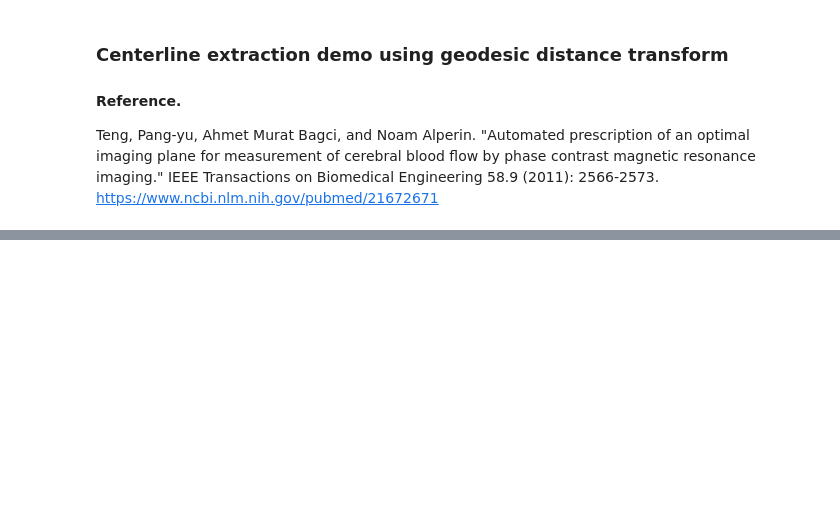
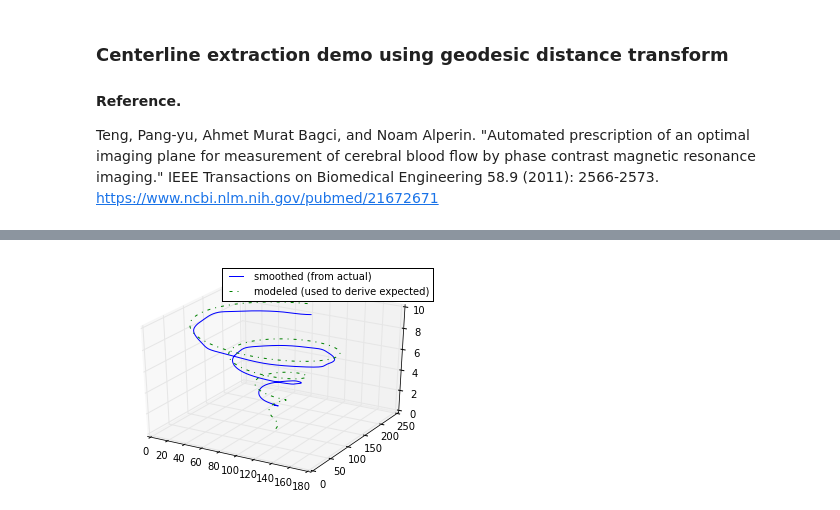
Before and after one commit to pangyuteng/simple-centerline-extraction, a Jupyter notebook: demo.ipynb, the cells around one changed output, grey strips where cells are left out. Saved outputs shown, nothing was run; the diff lists cells and outputs as text; code cells hidden in the pictures; blank space fills up the shorter version.

Commit message:
updated demo to smooth centelrine

```diff
--- a/demo.ipynb
+++ b/demo.ipynb
@@ -48,0 +50,24 @@ print(len(c_x))
+# %%
+from scipy.interpolate import UnivariateSpline
+
+def smooth_3d_array(x,y,z,num=None,**kwargs):
+    if num is None:
+        num = len(x)
+    w = np.arange(0,len(x),1)
+    sx = UnivariateSpline(w,x,**kwargs)
+    sy = UnivariateSpline(w,y,**kwargs)
+    sz = UnivariateSpline(w,z,**kwargs)
+    wnew = np.linspace(0,len(c_x),num)
+    return sx(wnew),sy(wnew),sz(wnew)
+# %%
+smothing_factor = 100
+# original paper used cubic smoothing spline, not the below.
+s_x,s_y,s_z = smooth_3d_array(c_x,c_y,c_z,s=smothing_factor)
+fig = plt.figure()
+ax = fig.gca(projection='3d')
+ax.plot(s_x,s_y,s_z, label='smoothed (from actual)')
+ax.plot(x, y, z, label='modeled (used to derive expected)',linestyle='-.')
+ax.legend()
+plt.show()
+# %% [output]
+[figure, added]
```
Also changed, not shown: parts of 4 cells of this notebook, 1 other file.
